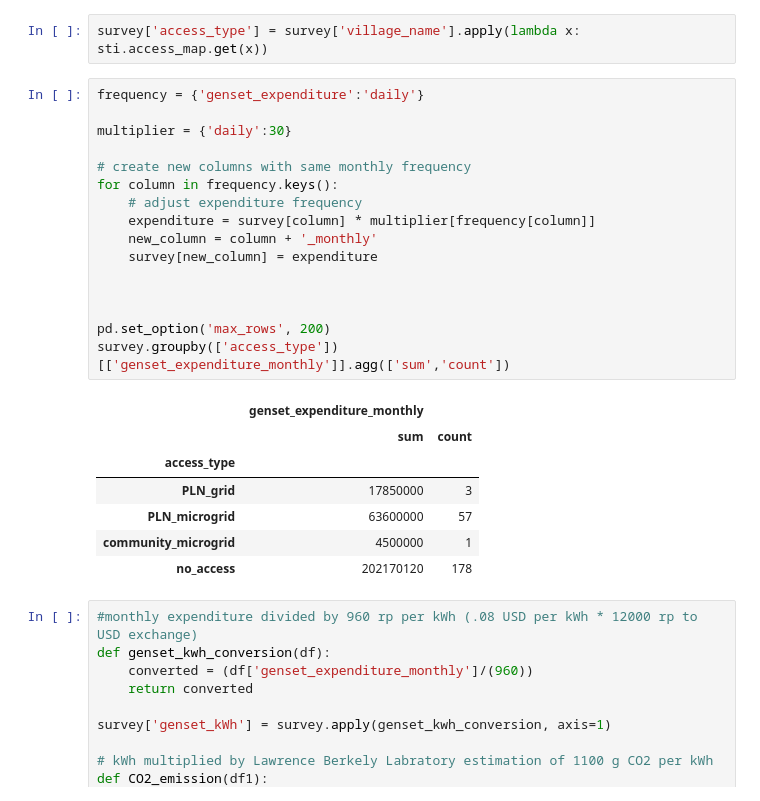
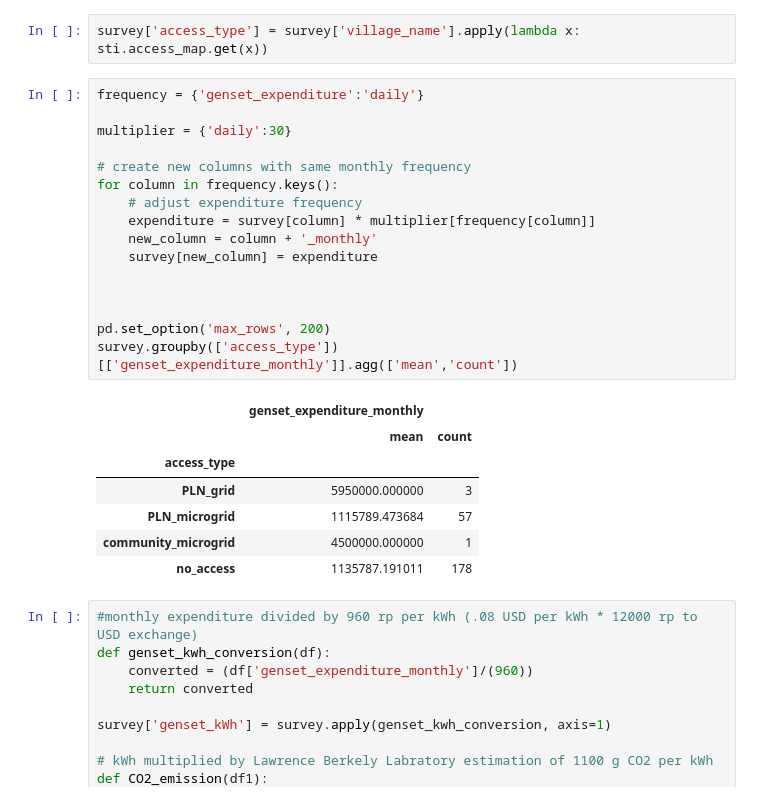
Before and after one commit to mattrosi/sentani-labbook, a Jupyter notebook: 2015-08-03-CO2-Genset.ipynb, the cells around one changed output. Drawn from its saved outputs; the diff is of its cells as text.

```diff
--- a/2015-08-03-CO2-Genset.ipynb
+++ b/2015-08-03-CO2-Genset.ipynb
@@ -14,27 +14,27 @@ survey['access_type'] = survey['village_name'].apply(lambda x: sti.access_map.ge
 # %%
 frequency = {'genset_expenditure':'daily'}
 
 multiplier = {'daily':30}
 
 # create new columns with same monthly frequency
 for column in frequency.keys():
     # adjust expenditure frequency
     expenditure = survey[column] * multiplier[frequency[column]]
     new_column = column + '_monthly'
     survey[new_column] = expenditure
 
 
 
 pd.set_option('max_rows', 200)
-survey.groupby(['access_type'])[['genset_expenditure_monthly']].agg(['sum','count'])
+survey.groupby(['access_type'])[['genset_expenditure_monthly']].agg(['mean','count'])
 # %% [output]
 |  | genset_expenditure_monthly |  |
-|  | sum | count |
+|  | mean | count |
 | access_type |  |  |
-| PLN_grid | 17850000 | 3 |
-| PLN_microgrid | 63600000 | 57 |
-| community_microgrid | 4500000 | 1 |
-| no_access | 202170120 | 178 |
+| PLN_grid | 5950000.000000 | 3 |
+| PLN_microgrid | 1115789.473684 | 57 |
+| community_microgrid | 4500000.000000 | 1 |
+| no_access | 1135787.191011 | 178 |
 # %%
 #monthly expenditure divided by 960 rp per kWh (.08 USD per kWh * 12000 rp to USD exchange)
 def genset_kwh_conversion(df):
```
Also changed, not shown: parts of 8 cells of this notebook.
